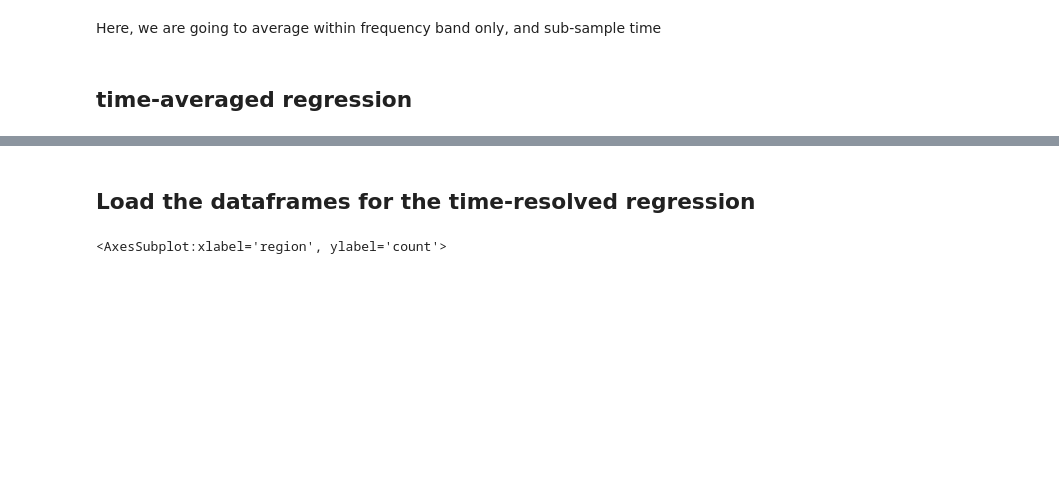
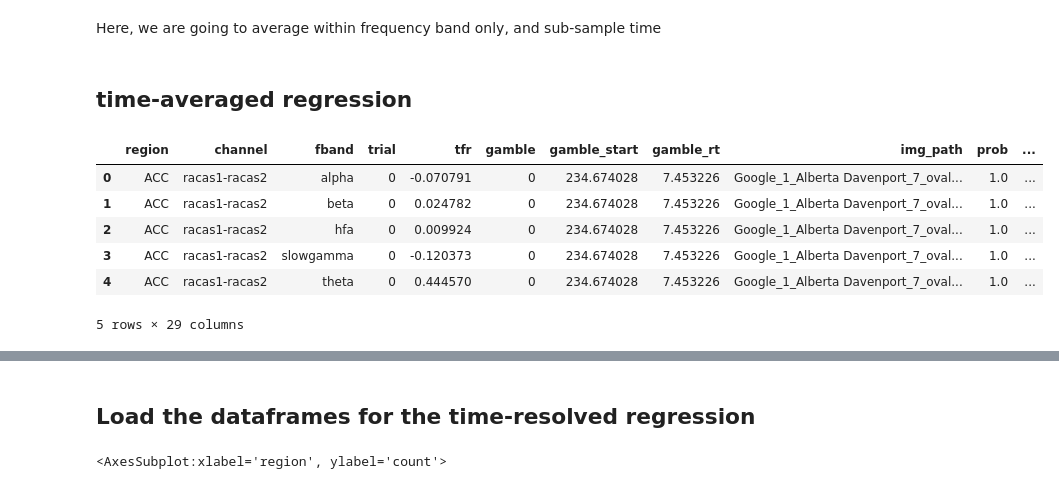
Before and after one commit to seqasim/LFPAnalysis, a Jupyter notebook: scripts/TimeResolvedRegression.ipynb, the cells around one changed output, grey strips where cells are left out. Cells and saved outputs as stored; diff of their text form; code cells hidden in the pictures; blank space fills up the shorter version.

```diff
--- a/scripts/TimeResolvedRegression.ipynb
+++ b/scripts/TimeResolvedRegression.ipynb
@@ -43,3 +67,23 @@ sys.path.append('/hpc/users/qasims01/resources/LFPAnalysis')
+# %%
+# load behavioral data
+learn_df = pd.read_csv(f'{load_dir}/learn_df.csv')
+combined_df = pd.read_csv(f'{load_dir}/combined_df.csv')
+
+# Filter just to the participants in this notebook
+learn_df = learn_df[learn_df.participant.isin(subj_ids)]
+combined_df = combined_df[combined_df.participant.isin(subj_ids)]
+
+
+# I enter the day information in stupidly
+combined_df.condition = combined_df.condition.apply(lambda x: 'Day1' if x=='day_1' else 'Day2' if x=='day_2' else np.nan)
+combined_df['recog_time'] = combined_df['recog_time'].apply(lambda x: float(x) if (~pd.isna(x)) & (x!='None') else x)
+combined_df['baseline_start_mem'] = combined_df['baseline_start_mem'].apply(lambda x: float(x) if (~pd.isna(x)) & (x!='None') else x)
+
+# # add RPE to the combined df dataframe:
+
+combined_df['rpe'] = np.nan
+for ix, row in learn_df.iterrows():
+    combined_df.loc[(combined_df.img_path==row.img_path) & (combined_df.participant==row.participant), 'rpe'] = row.rpe
 # %%
 %%time
 progress_bar = tqdm(subj_ids, ascii=True, desc='Saving TFR dataframes for time-resolved data')
@@ -105,10 +160,10 @@ Replacing existing metadata with 19 columns
 Here, we are going to average across time, and within frequency band:
 # %%
 progress_bar = tqdm(subj_ids, ascii=True, desc='Saving TFR dataframes')
+analysis_evs = ['feedback_start']
 
 power_epochs = {f'{a}': {f'{b}': np.nan for b in analysis_evs} for a in subj_ids}
 
-analysis_evs = ['feedback_start']
 
 for subj_id in subj_ids:
     for day in ['Day1']:
@@ -124,14 +179,27 @@ for subj_id in subj_ids:
             power_epochs[subj_id][event] = mne.time_frequency.read_tfrs(f'{filepath}/{event}-tfr.h5')[0]
 
             # determine which epochs to analyze (all of them, in my case)
-            epochs_to_analyze = learn_df[(learn_df.participant==subj_id)].trials.values - 1
+            # These epochs only grab all images from the gambling task:
+
+#             epochs_to_analyze = learn_df[(learn_df.participant==subj_id)].trials.values - 1
+
+#             power_epochs[subj_id][event] = power_epochs[subj_id][event][epochs_to_analyze.astype(int)]
+
+#             power_epochs[subj_id][event].metadata = learn_df[(learn_df.participant==subj_id)]
+
+#             # These epochs only grab those images that were later involved in memory recognition:
+            epochs_to_analyze = combined_df[(combined_df.participant==subj_id) & (combined_df.condition=='Day1')].dropna(subset=['trials_gamble']).sort_values(by='trials_gamble').reset_index(drop=True).trials_gamble.values - 1
 
             power_epochs[subj_id][event] = power_epochs[subj_id][event][epochs_to_analyze.astype(int)]
 
-            power_epochs[subj_id][event].metadata = learn_df[(learn_df.participant==subj_id)]
+            power_epochs[subj_id][event].metadata = combined_df[(combined_df.participant==subj_id) & (combined_df.condition=='Day1')].dropna(subset=['trials_gamble']).sort_values(by='trials_gamble').reset_index(drop=True)
 
             for chan in power_epochs[subj_id][event].ch_names:
                 pow_df = power_epochs[subj_id][event].copy().pick_channels([chan]).to_data_frame()
+
+                # If i want to truncate:
+                pow_df = pow_df[pow_df.time<0.6]
+
                 pow_df['fband'] = pow_df.freq.apply(lambda x: 'theta' if x<10 else 'alpha' if (x>=10) & (x<14) else 'beta' if (x>=14) & (x<30) else 'slowgamma' if (x>=30) & (x<55) else 'hfa')
                 pow_df = pow_df.groupby(['fband','epoch']).mean().reset_index()
 
@@ -146,6 +214,6 @@ for subj_id in subj_ids:
                 tfr_df['event'] = event
 
 
-                tfr_df.to_csv(f'{filepath}/{event}/dfs/{chan}_time_averaged_df.csv', index=False)
+                tfr_df.to_csv(f'{filepath}/{event}/dfs/{chan}_time_averaged_df_truncated.csv', index=False)
 # %% [output]
 Reading /sc/arion/projects/guLab/Salman/EphysAnalyses/MS012/scratch/TFR/feedback_start-tfr.h5 ...
@@ -224,0 +292,10 @@ glms = pd.concat(glms)
+# %%
+chan_dfs.head(5)
+# %% [output]
+|  | region | channel | fband | trial | tfr | gamble | gamble_start | gamble_rt | img_path | prob | ... |
+| 0 | ACC | racas1-racas2 | alpha | 0 | -0.070791 | 0 | 234.674028 | 7.453226 | Google_1_Alberta Davenport_7_oval... | 1.0 | ... |
+| 1 | ACC | racas1-racas2 | beta | 0 | 0.024782 | 0 | 234.674028 | 7.453226 | Google_1_Alberta Davenport_7_oval... | 1.0 | ... |
+| 2 | ACC | racas1-racas2 | hfa | 0 | 0.009924 | 0 | 234.674028 | 7.453226 | Google_1_Alberta Davenport_7_oval... | 1.0 | ... |
+| 3 | ACC | racas1-racas2 | slowgamma | 0 | -0.120373 | 0 | 234.674028 | 7.453226 | Google_1_Alberta Davenport_7_oval... | 1.0 | ... |
+| 4 | ACC | racas1-racas2 | theta | 0 | 0.444570 | 0 | 234.674028 | 7.453226 | Google_1_Alberta Davenport_7_oval... | 1.0 | ... |
+5 rows × 29 columns
```
Also changed, not shown: parts of 12 cells of this notebook, 3 other files.
